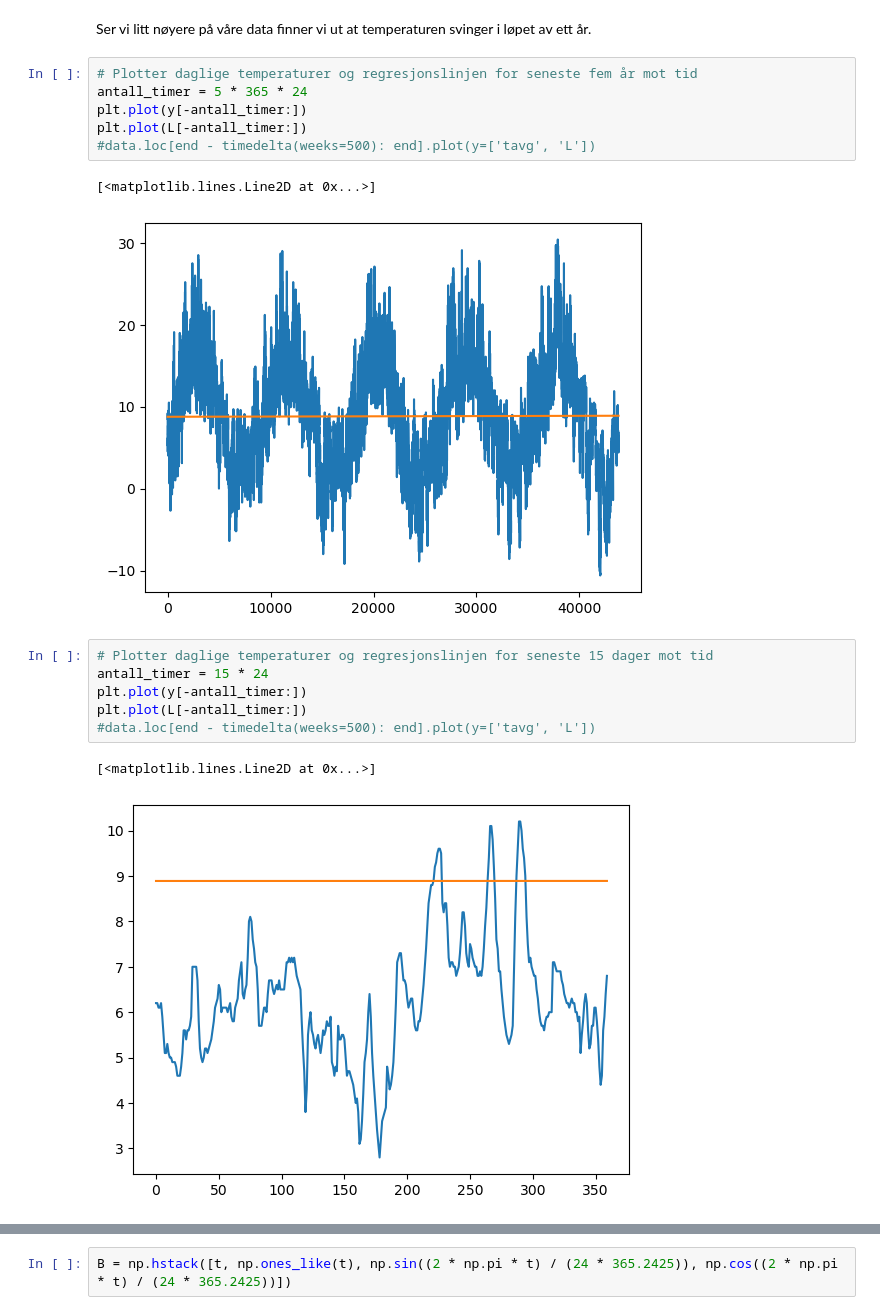
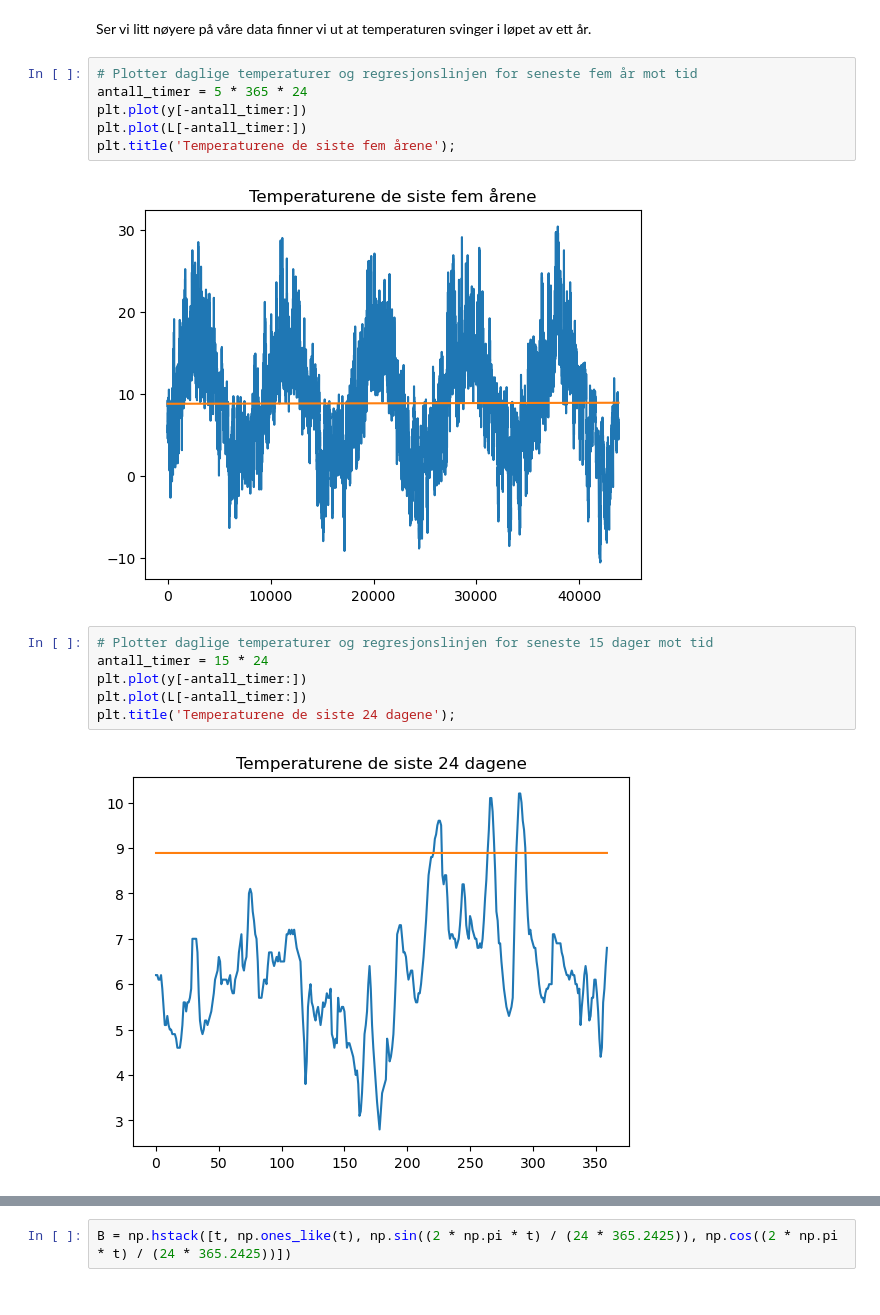
Before and after one commit to mbr085/V26MAT102, a Jupyter notebook: notebooks/uke13/Variasjoner_temperatur.ipynb, the cells around one changed output, grey strips where cells are left out. Saved outputs shown, nothing was run; the diff lists cells and outputs as text.

```diff
--- a/notebooks/uke13/Variasjoner_temperatur.ipynb
+++ b/notebooks/uke13/Variasjoner_temperatur.ipynb
@@ -60,19 +52,17 @@ Ser vi litt nøyere på våre data finner vi ut at temperaturen svinger i løpet
 # %%
 # Plotter daglige temperaturer og regresjonslinjen for seneste fem år mot tid
 antall_timer = 5 * 365 * 24
 plt.plot(y[-antall_timer:])
 plt.plot(L[-antall_timer:])
-#data.loc[end - timedelta(weeks=500): end].plot(y=['tavg', 'L'])
+plt.title('Temperaturene de siste fem årene');
 # %% [output]
-[<matplotlib.lines.Line2D at 0x...>]
-[figure, old version]
+[figure, new version]
 # %%
 # Plotter daglige temperaturer og regresjonslinjen for seneste 15 dager mot tid
 antall_timer = 15 * 24
 plt.plot(y[-antall_timer:])
 plt.plot(L[-antall_timer:])
-#data.loc[end - timedelta(weeks=500): end].plot(y=['tavg', 'L'])
+plt.title('Temperaturene de siste 24 dagene');
 # %% [output]
-[<matplotlib.lines.Line2D at 0x...>]
-[figure, old version]
+[figure, new version]
 # %% [markdown]
```
Also changed, not shown: parts of 16 cells of this notebook, 1 other file.
